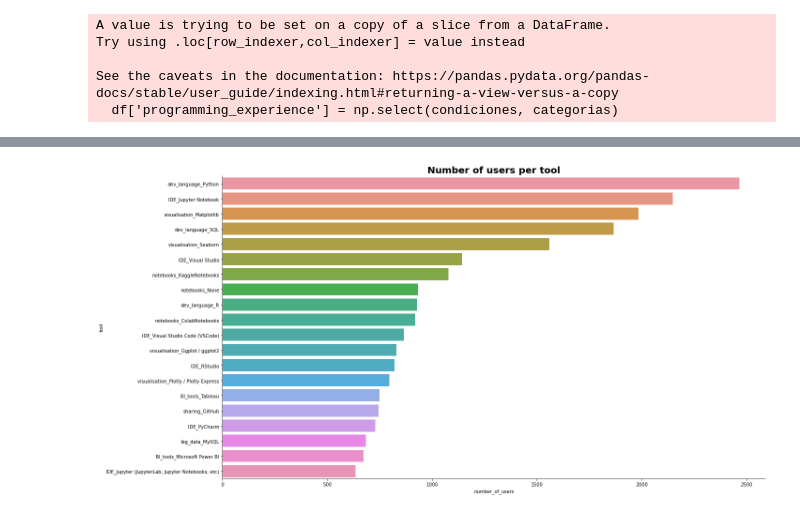
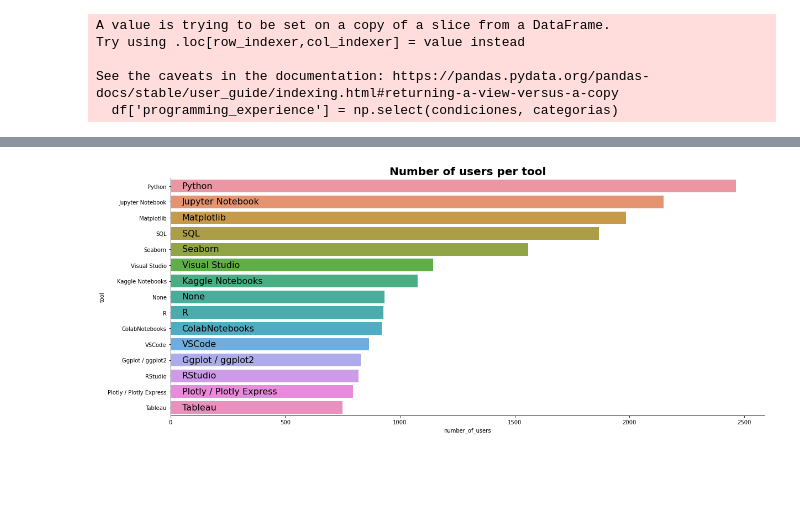
Before and after one commit to Adalab/project-da-promo-d-module-2-team-2-, a Jupyter notebook: notebooks/visualizacion.ipynb, the cells around one changed output, grey strips where cells are left out. Saved outputs shown, nothing was run; the diff lists cells and outputs as text; code cells hidden in the pictures; blank space fills up the shorter version.

```diff
--- a/notebooks/visualizacion.ipynb
+++ b/notebooks/visualizacion.ipynb
@@ -423,4 +275,4 @@ df_tools.head(2)
 # %%
 df_sum = df_tools.select_dtypes(include=np.number).sum().reset_index()
 df_sum.columns = ['tool', 'number_of_users']
-df_sum = df_sum.sort_values(by='number_of_users', ascending=False).tail(73)
+df_sum = df_sum.sort_values(by='number_of_users', ascending=False).head(15)
@@ -427,2 +298,21 @@ df_sum = df_sum.sort_values(by='number_of_users', ascending=False).tail(73)
+# %%
+diccionario_tools = {'dev_language_Python': 'Python',
+                    'IDE_Jupyter Notebook': 'Jupyter Notebook',
+                    'visualisation_Matplotlib':'Matplotlib',
+                    'dev_language_SQL':'SQL',
+                    'visualisation_Seaborn':'Seaborn',
+                    'IDE_Visual Studio':'Visual Studio',
+                    'notebooks_KaggleNotebooks':'Kaggle Notebooks',
+                    'notebooks_None':'None',
+                    'dev_language_R':'R',
+                    'notebooks_ColabNotebooks':'ColabNotebooks',
+                    'IDE_Visual Studio Code (VSCode)':'VSCode',
+                    'visualisation_Ggplot / ggplot2':'Ggplot / ggplot2',
+                    'IDE_RStudio':'RStudio',
+                    'visualisation_Plotly / Plotly Express':'Plotly / Plotly Express',
+                    'BI_tools_Tableau':'Tableau'}
+# %%
+for k, v in diccionario_tools.items():
+    df_sum.replace(to_replace = k, value = v, inplace=True)
 # %%
 lista_top_30 = df_sum['tool'].values.tolist()
@@ -451,14 +319,21 @@ lista_other
 # %%
-plt.figure(figsize=(20, 10))
+plt.figure(figsize=(17, 7))
 
 fig=sns.barplot(y = 'tool', x = 'number_of_users', data=df_sum, order= df_sum.sort_values('number_of_users', ascending= False)['tool'])
 
 fig.set_title('Number of users per tool', fontsize = 20, fontweight = 'bold')
 
 fig.spines[["top", "right"]].set_visible(False)
 
+# para poner etiquetas encima de las barras
+for indice, valor in enumerate(df_sum["tool"]):
+    plt.text(50, indice+0.15, valor,
+             horizontalalignment='left', # para colocarlo en el centro de la barra
+             fontsize= 16)
+
+
 plt.tight_layout()
 
 plt.show()
 # %% [output]
-[figure, old version]
+[figure, new version]
```
Also changed, not shown: parts of 25 cells of this notebook, 1 other file.
